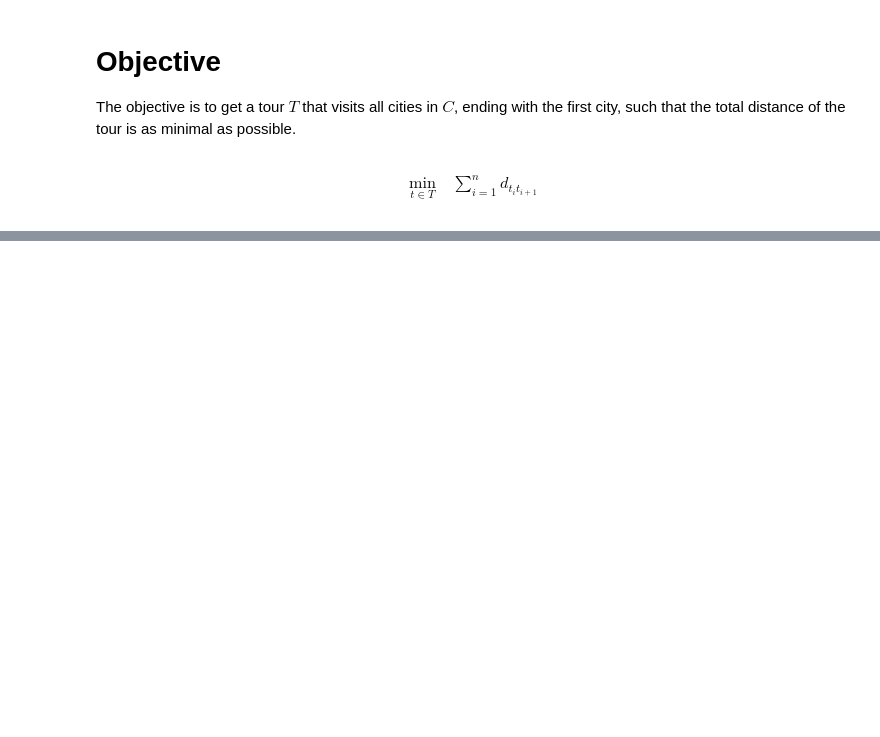
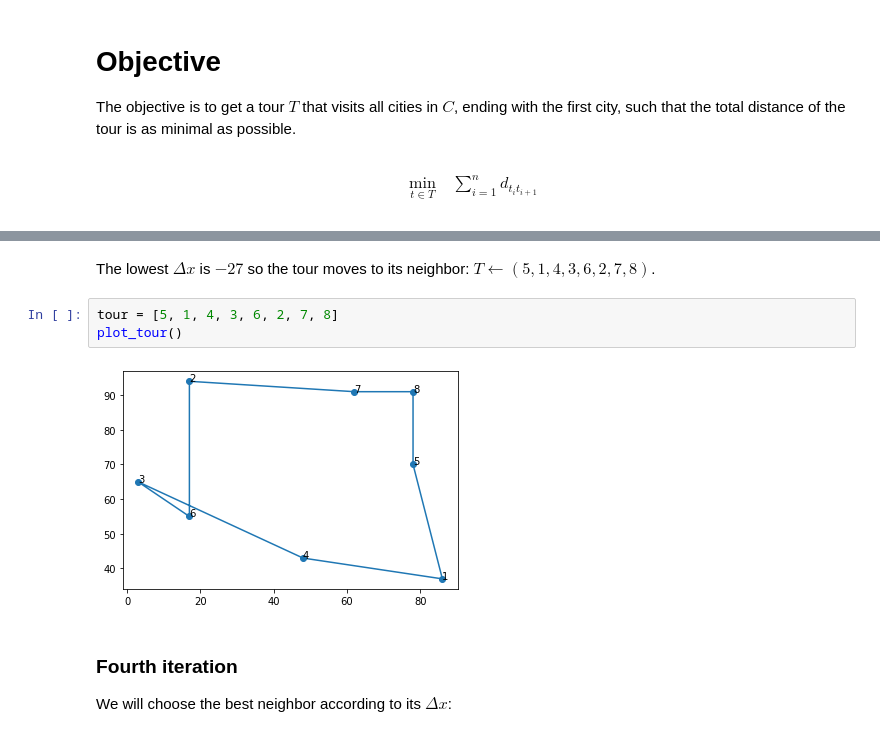
Before and after one commit to netotz/optimization, a Jupyter notebook: tsp/local_search/homework4.ipynb, the cells around one changed output, grey strips where cells are left out. Cells and saved outputs as stored; diff of their text form; blank space fills up the shorter version.

```diff
--- a/tsp/local_search/homework4.ipynb
+++ b/tsp/local_search/homework4.ipynb
@@ -87,0 +216,11 @@ The *2-opt* algorithm is a local search heuristic that consist in selecting 2 ed
+# %% [markdown]
+The lowest $\Delta x$ is $-27$ so the tour moves to its neighbor: $T \leftarrow (5, 1, 4, 3, 6, 2, 7, 8)$.
+# %%
+tour = [5, 1, 4, 3, 6, 2, 7, 8]
+plot_tour()
+# %% [output]
+[figure, added]
+# %% [markdown]
+### Fourth iteration
+
+We will choose the best neighbor according to its $\Delta x$:
```
Also changed, not shown: parts of 32 cells of this notebook.
